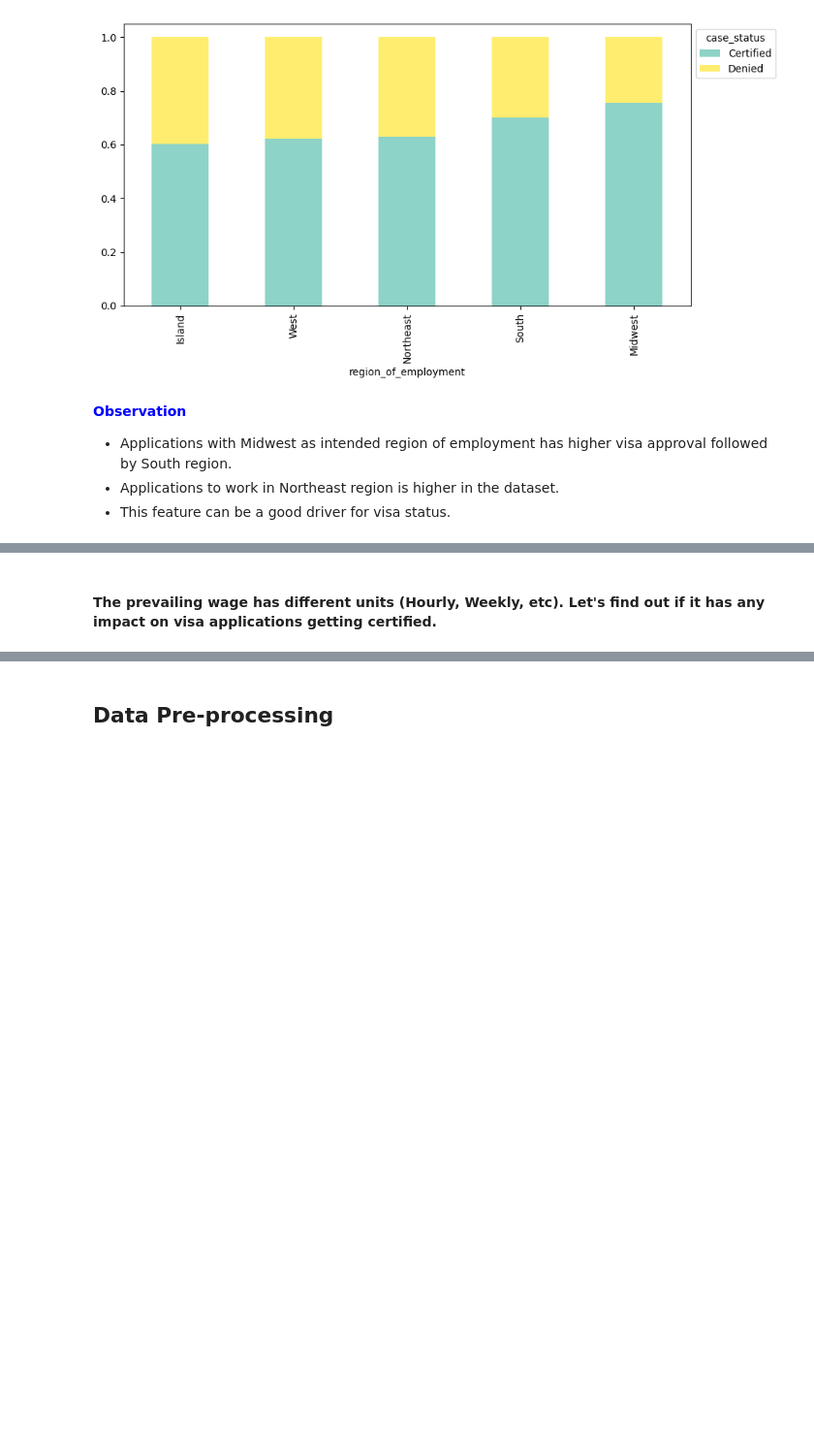
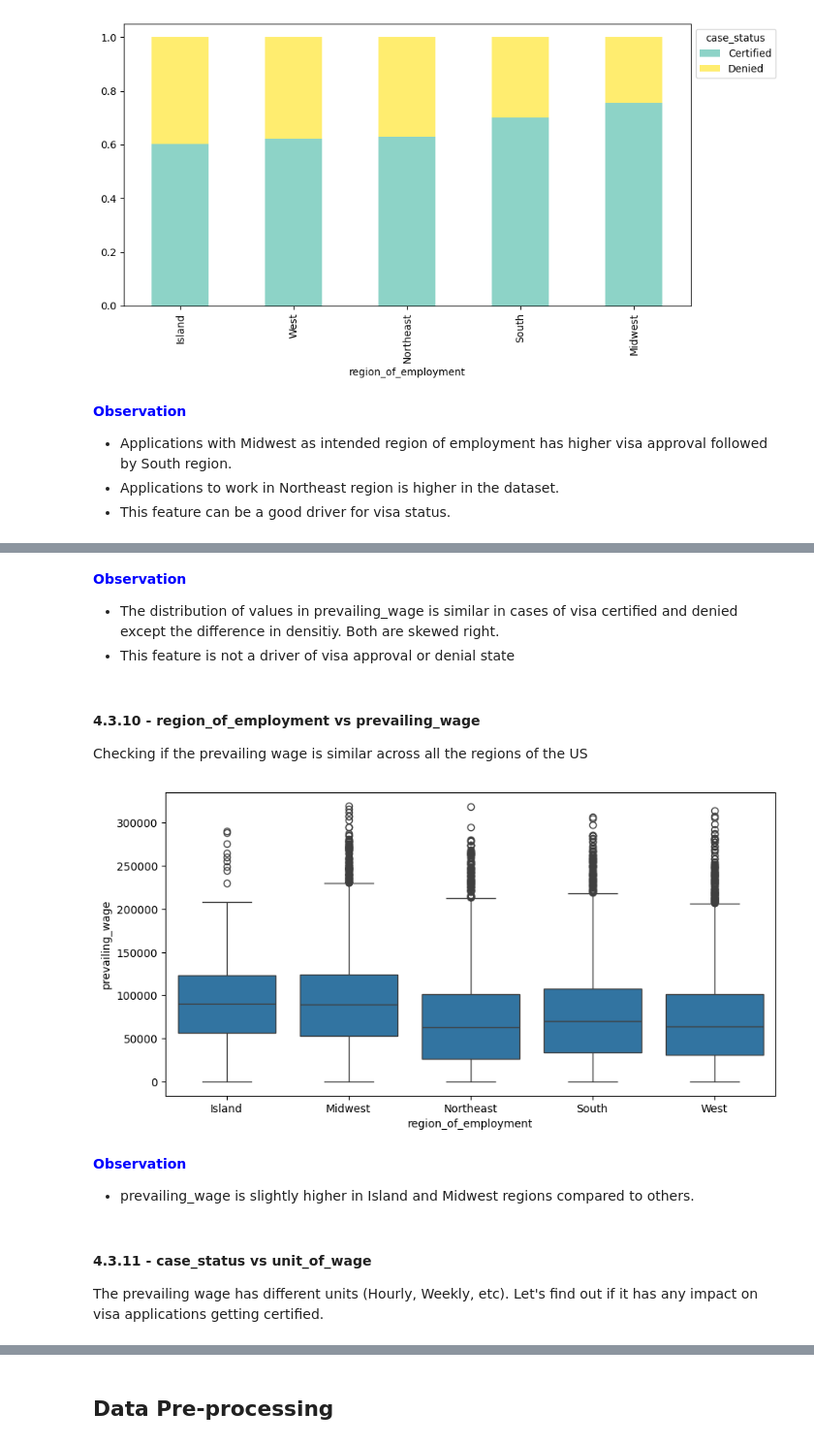
Before and after one commit to RashmiJK/PGP-AIML-EasyVisa-AML, a Jupyter notebook: easyvisa_modeling.ipynb, the cells around one changed output, grey strips where cells are left out. Shown at 97% size. Cells and saved outputs as stored; diff of their text form; code cells hidden in the pictures; blank space fills up the shorter version.

```diff
--- a/easyvisa_modeling.ipynb
+++ b/easyvisa_modeling.ipynb
@@ -796,3 +792,20 @@ distribution_plot_wrt_target('_______') ## Complete the code to find distributio
+# %% [markdown]
+<span style="color: blue;">**Observation**</span>
+* The distribution of values in prevailing_wage is similar in cases of visa certified and denied except the difference in densitiy. Both are skewed right.
+* This feature is not a driver of visa approval or denial state
+# %% [markdown]
+#### 4.3.10 - region_of_employment vs prevailing_wage
+Checking if the prevailing wage is similar across all the regions of the US
+# %%
+plt.figure(figsize=(10, 5))
+sns.boxplot(data, x = 'region_of_employment', y='prevailing_wage')
+plt.show()
+# %% [output]
+[figure, added]
+# %% [markdown]
+<span style="color: blue;">**Observation**</span>
+* prevailing_wage is slightly higher in Island and Midwest regions compared to others.
 # %% [markdown]
-#### The prevailing wage has different units (Hourly, Weekly, etc). Let's find out if it has any impact on visa applications getting certified.
+#### 4.3.11 - case_status vs unit_of_wage
+The prevailing wage has different units (Hourly, Weekly, etc). Let's find out if it has any impact on visa applications getting certified.
 # %%
```
Also changed, not shown: parts of 8 cells of this notebook.
